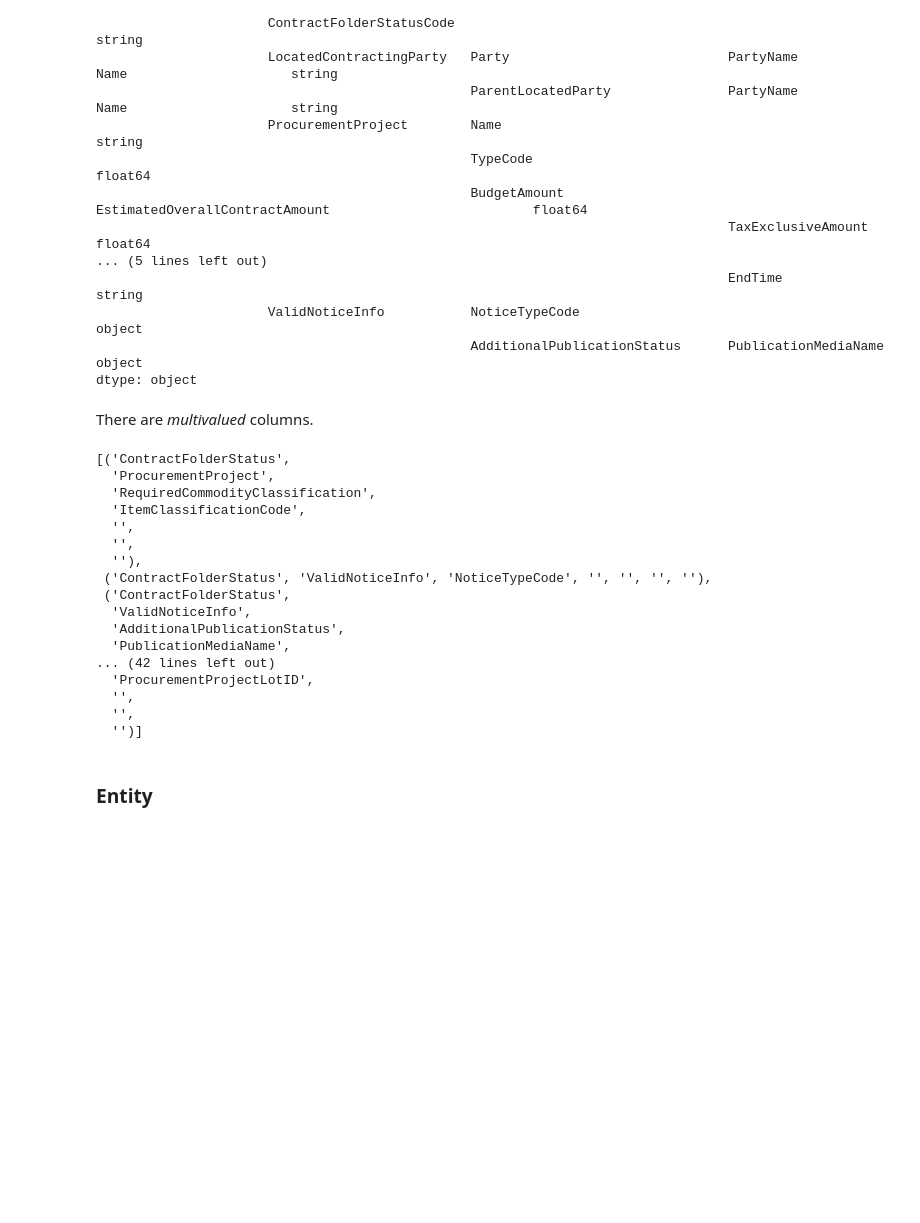
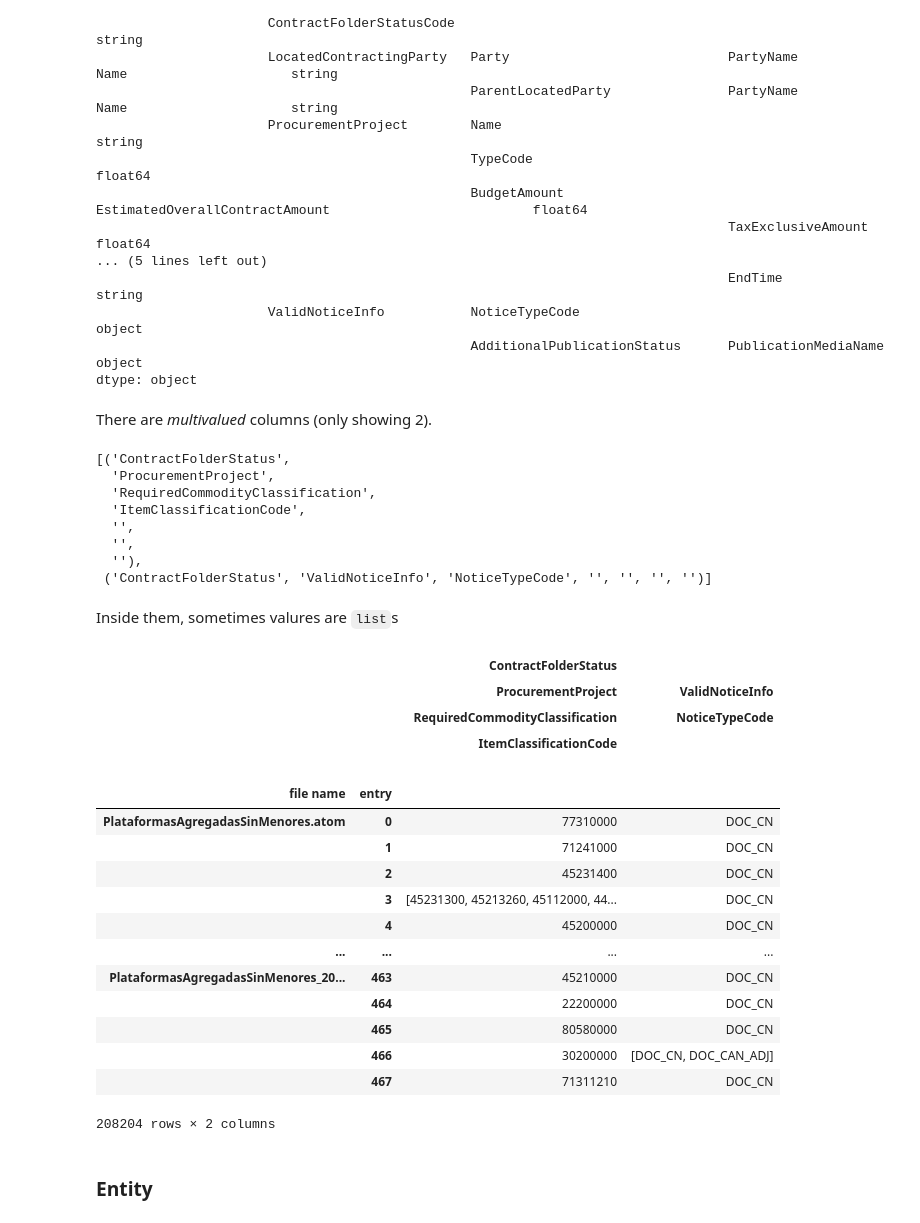
Before and after one commit to manuvazquez/dlsproc, a Jupyter notebook: reports/2021.ipynb, the cells around one changed output. Drawn from its saved outputs; the diff is of its cells as text; code cells hidden in the pictures; blank space fills up the shorter version.

```diff
--- a/reports/2021.ipynb
+++ b/reports/2021.ipynb
@@ -121,9 +122,10 @@ ContractFolderStatus  ContractFolderID
                                                 AdditionalPublicationStatus      PublicationMediaName                                     object
 dtype: object
 # %% [markdown]
-There are *multivalued* columns.
+There are *multivalued* columns (only showing 2).
 # %%
-dlsproc.structure.multivalued_columns(outsiders_df)
+multivalued_columns = dlsproc.structure.multivalued_columns(outsiders_df)
+multivalued_columns[:2]
 # %% [output]
 [('ContractFolderStatus',
   'ProcurementProject',
@@ -132,16 +134,32 @@ dlsproc.structure.multivalued_columns(outsiders_df)
   '',
   '',
   ''),
- ('ContractFolderStatus', 'ValidNoticeInfo', 'NoticeTypeCode', '', '', '', ''),
- ('ContractFolderStatus',
-  'ValidNoticeInfo',
-  'AdditionalPublicationStatus',
-  'PublicationMediaName',
-... (42 lines left out)
-  'ProcurementProjectLotID',
-  '',
-  '',
-  '')]
+ ('ContractFolderStatus', 'ValidNoticeInfo', 'NoticeTypeCode', '', '', '', '')]
+# %% [markdown]
+Inside them, sometimes valures are `list`s
+# %%
+outsiders_df[multivalued_columns[:2]]
+# %% [output]
+|  |  | ContractFolderStatus |  |
+|  |  | ProcurementProject | ValidNoticeInfo |
+|  |  | RequiredCommodityClassification | NoticeTypeCode |
+|  |  | ItemClassificationCode |  |
+|  |  |  |  |
+|  |  |  |  |
+|  |  |  |  |
+| file name | entry |  |  |
+| PlataformasAgregadasSinMenores.atom | 0 | 77310000 | DOC_CN |
+|  | 1 | 71241000 | DOC_CN |
+|  | 2 | 45231400 | DOC_CN |
+|  | 3 | [45231300, 45213260, 45112000, 44... | DOC_CN |
+|  | 4 | 45200000 | DOC_CN |
+| ... | ... | ... | ... |
+| PlataformasAgregadasSinMenores_20... | 463 | 45210000 | DOC_CN |
+|  | 464 | 22200000 | DOC_CN |
+|  | 465 | 80580000 | DOC_CN |
+|  | 466 | 30200000 | [DOC_CN, DOC_CAN_ADJ] |
+|  | 467 | 71311210 | DOC_CN |
+208204 rows × 2 columns
 # %% [markdown]
 ### Entity
 # %% [markdown]
```
Also changed, not shown: parts of 30 cells of this notebook, 8 other files.
